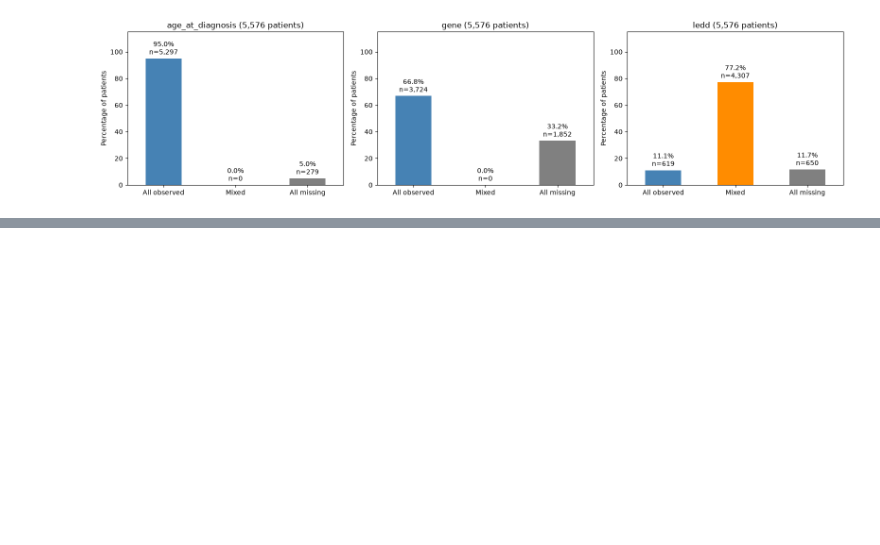
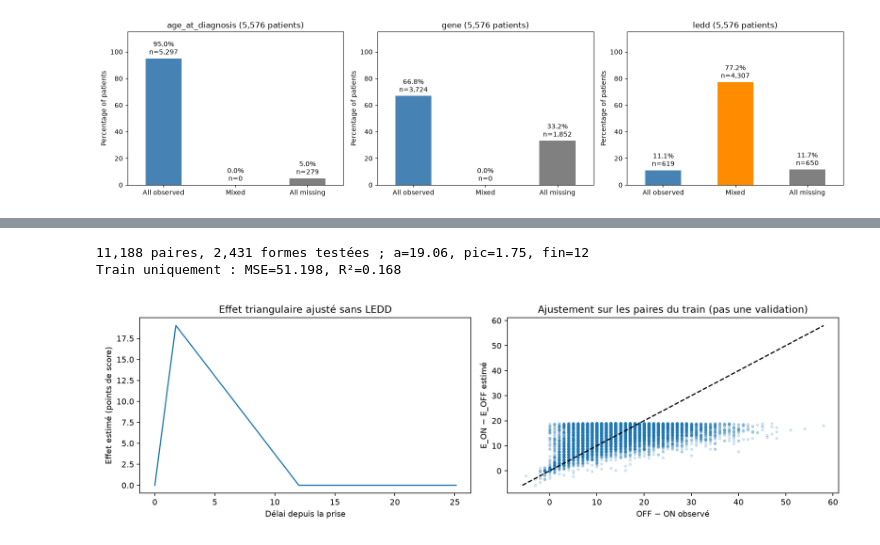
Before and after one commit to luc-polo/Challenge_Parkinson_disease, a Jupyter notebook: exploration/dataset_exploration.ipynb, the cells around one changed output, grey strips where cells are left out. Drawn from its saved outputs; the diff is of its cells as text; code cells hidden in the pictures; blank space fills up the shorter version.

```diff
--- a/exploration/dataset_exploration.ipynb
+++ b/exploration/dataset_exploration.ipynb
@@ -191,0 +216,47 @@ plt.show()
+# %%
+import numpy as np
+
+# Tout X_train brut, sans target ni imputation ; LEDD ne sert plus à filtrer les paires.
+drug_pairs = X[["time_since_intake_on", "time_since_intake_off", "on", "off"]].dropna()
+t_on, t_off = drug_pairs.iloc[:, :2].to_numpy().T
+observed_gap = (drug_pairs["off"] - drug_pairs["on"]).to_numpy()
+
+def drug_effect(t, a, t_peak, t_end):
+    # Triangle : montée jusqu'au pic, descente jusqu'à zéro, puis effet nul.
+    triangle = np.maximum(0, np.minimum(t / t_peak, (t_end - t) / (t_end - t_peak)))
+    return a * triangle
+
+# Grille des temps (unités du dataset) ; a est l'amplitude optimale, sans intercept.
+drug_fits = []
+for t_peak in np.arange(0.25, 6.51, 0.25):
+    for t_end in np.arange(0.5, 50.1, 0.5):
+        if t_end <= t_peak:
+            continue
+        z = drug_effect(t_on, 1, t_peak, t_end) - drug_effect(t_off, 1, t_peak, t_end)
+        a = max(0, z @ observed_gap / (z @ z)) if np.any(z) else 0
+        drug_fits.append((np.mean((observed_gap - a * z)**2), a, t_peak, t_end))
+
+fit_mse, a, t_peak, t_end = min(drug_fits)
+drug_params = np.array([a, t_peak, t_end])
+predicted_gap = drug_effect(t_on, *drug_params) - drug_effect(t_off, *drug_params)
+fit_r2 = 1 - fit_mse / np.var(observed_gap)
+print(f"{len(drug_pairs):,} paires, {len(drug_fits):,} formes testées ; a={a:.4g}, pic={t_peak:g}, fin={t_end:g}")
+print(f"Train uniquement : MSE={fit_mse:.3f}, R²={fit_r2:.3f}")
+
+# Courbe commune et comparaison des écarts observés / estimés (sur le train).
+t = np.linspace(0, max(t_end, t_off.max()), 400)
+fig, axes = plt.subplots(1, 2, figsize=(13, 4))
+axes[0].plot(t, drug_effect(t, *drug_params))
+axes[0].set(title="Effet triangulaire ajusté sans LEDD", xlabel="Délai depuis la prise",
+            ylabel="Effet estimé (points de score)")
+axes[1].scatter(observed_gap, predicted_gap, s=8, alpha=0.15)
+limits = [min(observed_gap.min(), predicted_gap.min()), max(observed_gap.max(), predicted_gap.max())]
+axes[1].plot(limits, limits, "k--")
+axes[1].set(title="Ajustement sur les paires du train (pas une validation)",
+            xlabel="OFF − ON observé", ylabel="E_ON − E_OFF estimé")
+plt.tight_layout()
+plt.show()
+# %% [output]
+11,188 paires, 2,431 formes testées ; a=19.06, pic=1.75, fin=12
+Train uniquement : MSE=51.198, R²=0.168
+[figure, added]
```
Also changed, not shown: parts of 2 cells of this notebook, 5 other files.
